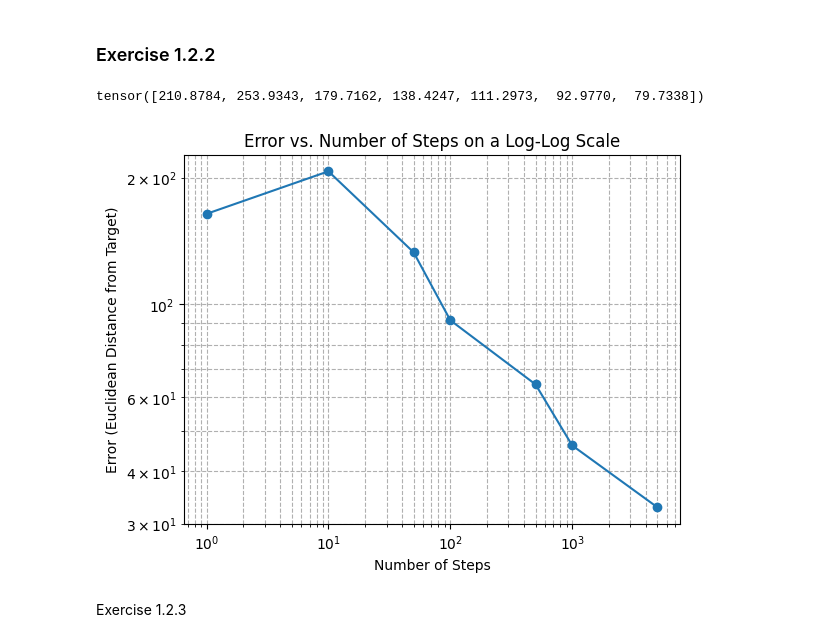
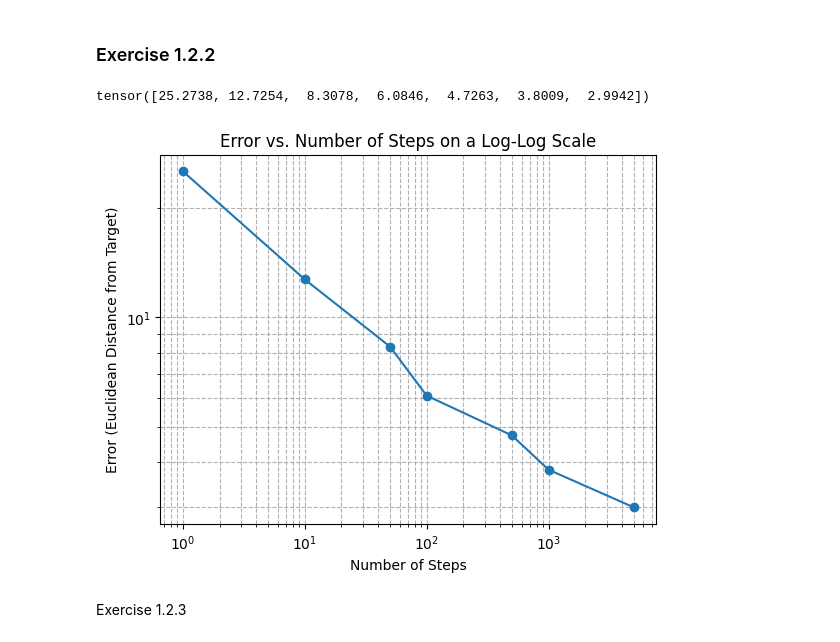
Before and after one commit to fmcknight/SCDAA, a Jupyter notebook: report.ipynb, the cells around one changed output. Saved outputs shown, nothing was run; the diff lists cells and outputs as text; code cells hidden in the pictures.

```diff
--- a/report.ipynb
+++ b/report.ipynb
@@ -17,12 +17,10 @@ from exercise2 import FFN
 ## Exercise 1.1
 # %%
 class LQR:
-    def __init__(self, H, M, sigma, alpha, alpha_s, C, D, R, T) -> None:
+    def __init__(self, H, M, sigma, C, D, R, T) -> None:
         self.H = H
         self.M = M
         self.sigma = sigma
-        self.alpha = alpha
-        self.alpha_s = alpha_s
         self.C = C
         self.D = D
         self.R = R
@@ -88,7 +86,7 @@ class LQR:
             x_batch_n = x_batch[t]
 
             # Compute the first term: x.transpose(S)x
-            x_S_x = torch.matmul(torch.matmul(x_batch_n, S_ordered[0]), x_batch_n.T).squeeze()
+            x_S_x = torch.matmul(torch.matmul(x_batch_n.unsqueeze(0), S_ordered[0]), x_batch_n.unsqueeze(0).transpose(-1, -2)).squeeze()
 
         # Compute the integral term using Einstein summation notation with smaller time steps
             integral_term = 0
@@ -172,22 +177,20 @@ def calculate_error(X):
 # %%
 
 #Initial Conditions
-H = torch.tensor([[1, 0], [0, 1]], dtype=torch.float32)
+H = torch.tensor([[1, 0], [0, 1]], dtype=torch.float32)*0.1
 M = torch.tensor([[1, 0], [0, 1]], dtype=torch.float32)
-sigma = torch.tensor([[1, 0], [0, 1]], dtype=torch.float32)
+sigma = torch.tensor([[1, 0], [0, 1]], dtype=torch.float32)*0.001
 D = torch.tensor([[1, 0], [0, 1]], dtype=torch.float32)
-T = torch.tensor(10.0, dtype=torch.float32)
-x0 = [0.0, 0.0]
-C = torch.tensor([[1, 0], [0, 1]], dtype=torch.float32)
-R = torch.tensor([[1, 0], [0, 1]], dtype=torch.float32)
-alpha = torch.tensor([[1, 0], [0, 1]], dtype=torch.float32)
-alpha_s = torch.tensor([[1, 0], [0, 1]], dtype=torch.float32)
-N_steps = 10
-N_samples = 10 # what is this for??
+T = torch.tensor(1.0, dtype=torch.float32)
+x0 = torch.tensor([1, 1], dtype=torch.float32)
+t=torch.tensor(0.7, dtype=torch.float32)
+C = torch.tensor([[1, 0], [0, 1]], dtype=torch.float32)*0
+R = torch.tensor([[1, 0], [0, 1]], dtype=torch.float32)*10
+
 
 # Define time grid
 time_grid_S = torch.linspace(0, T, 10000)
-lqr_system = LQR(H, M, sigma, alpha, alpha_s, C, D, R, T)
+lqr_system = LQR(H, M, sigma, C, D, R, T)
 S_solution = lqr_system.solve_ricatti_ode(time_grid_S)
 S_sol_v2 = S_solution.T.reshape(len(time_grid_S),2,2).float()
 S_sol_ordered =torch.flip(S_sol_v2,dims=[0])
@@ -275,33 +255,30 @@ for t in range(len(N_steps)):
     dt= time_grid[1:]-time_grid[:-1]
     S_sol_cs_vals = torch.tensor((S_sol_cs(time_grid.numpy())),dtype=torch.float32)
     for i in range(N_samples):
-        result = generate_x(T, N_steps[t]+1, H.float(), M.float(), D.float(), S_sol_cs_vals.float(), sigma.float(), x0)
+        result = generate_x(T, N_steps[t]+1, H.float(), M.float(), D.float(),
+                            S_sol_cs_vals.float(), sigma.float(), x0)
         alp = (-torch.inverse(D) @ M.T @ S_sol_cs_vals @result.transpose(1,2)).transpose(1,2)
         int_ = result@C@result.transpose(1,2) + alp@D@alp.transpose(1,2)
-        J = result[-1]@R@result[-1].T + torch.tensor(0.5)*dt@((int_.squeeze(1)[1:]+int_.squeeze(1)[:-1]))
+        J = torch.tensor(0.5)*dt@((int_.squeeze(1)[1:]+int_.squeeze(1)[:-1]))
         cost=torch.cat((cost,J))
     exp_cost=torch.cat((exp_cost,torch.mean(cost).unsqueeze(0)))
 # %%
 # OUR FIRST 1.2 BABY :D
 
-print(exp_cost) # why is the first one better than the second?
-t_batch = torch.tensor([[0]])
-x_batch = torch.tensor([[x0]],dtype=torch.float32).repeat(t_batch.shape[0],1,1)
-# Compute the value function for current conditions
-value_func = lqr_system.value_function(t_batch, x_batch)
+
 # Compute the error
-error=exp_cost-value_func
-
+error=abs(exp_cost-value_func)
+print(error)
 #Plot the error
 plt.loglog(N_steps, error, marker='o', linestyle='-')
 plt.xlabel('Number of Steps')
 plt.ylabel('Error (Euclidean Distance from Target)')
 plt.title('Error vs. Number of Steps on a Log-Log Scale')
 plt.grid(True, which="both", ls="--")
 plt.show()
 # %% [output]
-tensor([210.8784, 253.9343, 179.7162, 138.4247, 111.2973,  92.9770,  79.7338])
+tensor([25.2738, 12.7254,  8.3078,  6.0846,  4.7263,  3.8009,  2.9942])
-[figure, old version]
+[figure, new version]
 # %% [markdown]
 Exercise 1.2.3
 # %%
```
Also changed, not shown: parts of 10 cells of this notebook.
